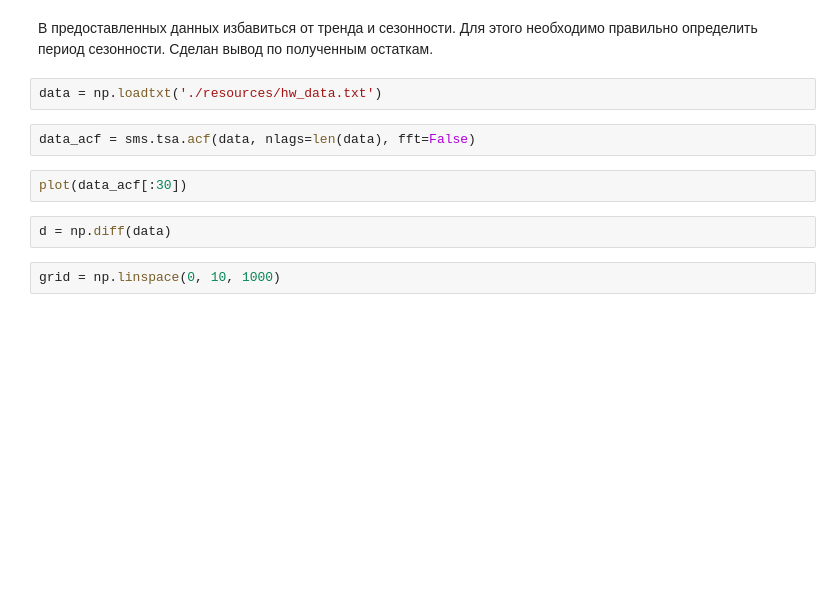
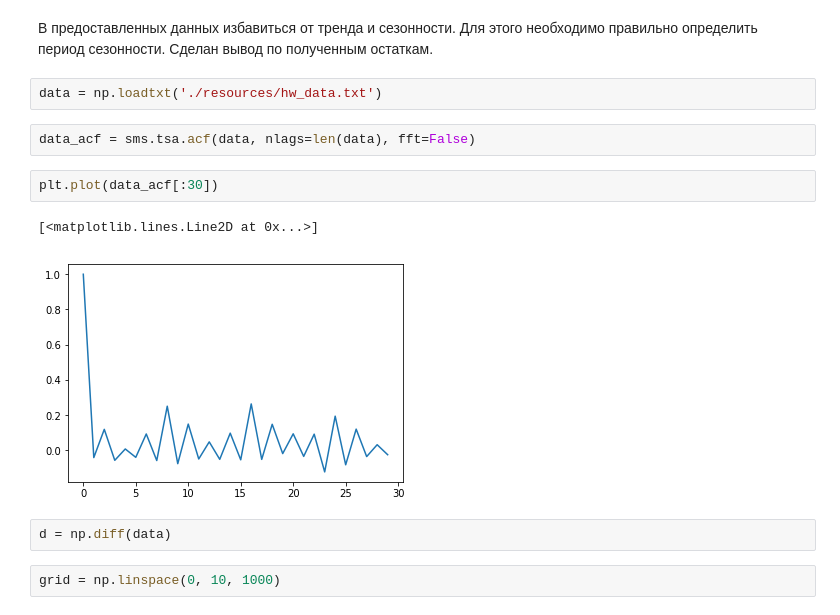
Before and after one commit to anyarulina/houseprices, a Jupyter notebook: homeworks.ipynb, the cells around one changed output. Cells and saved outputs as stored; diff of their text form; blank space fills up the shorter version.

```diff
--- a/homeworks.ipynb
+++ b/homeworks.ipynb
@@ -326,7 +431,10 @@ data = np.loadtxt('./resources/hw_data.txt')
 # %%
 data_acf = sms.tsa.acf(data, nlags=len(data), fft=False)
 # %%
-plot(data_acf[:30])
+plt.plot(data_acf[:30])
+# %% [output]
+[<matplotlib.lines.Line2D at 0x...>]
+[figure, added]
 # %%
 d = np.diff(data)
 # %%
```
Also changed, not shown: parts of 25 cells of this notebook, 6 other files.
